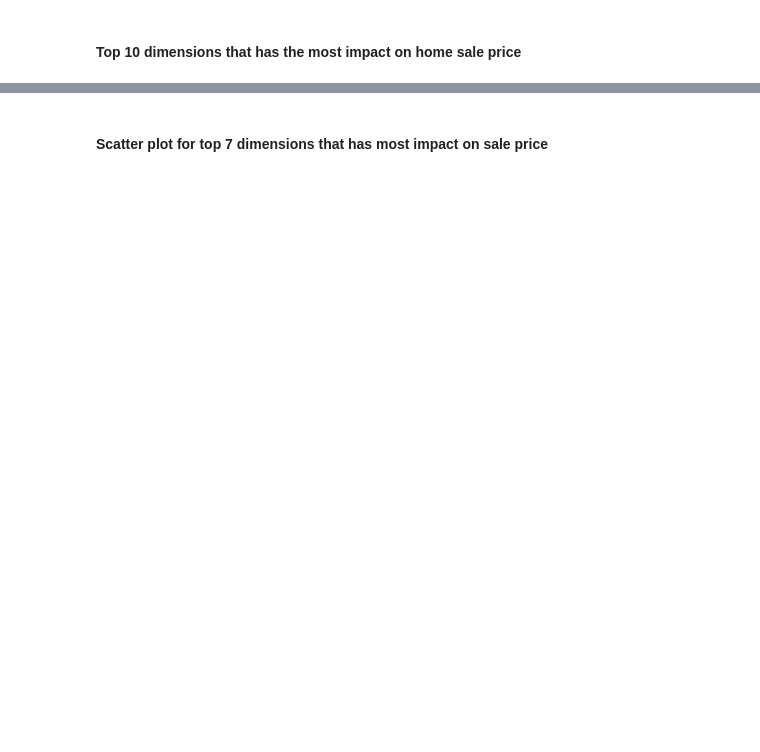
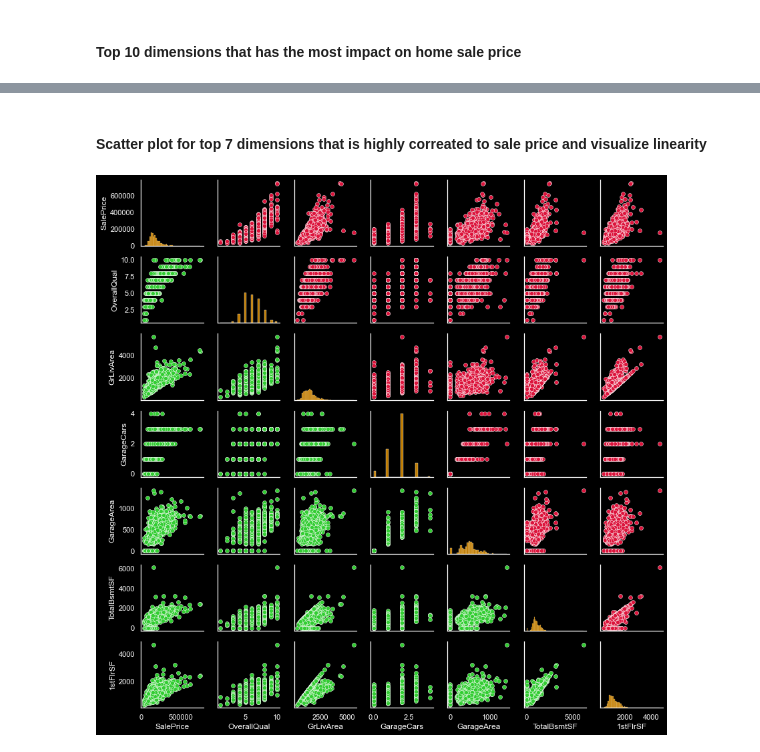
Before and after one commit to mhrentner9/Final-Project_Housing, a Jupyter notebook: kaggle_data_cleaning.ipynb, the cells around one changed output, grey strips where cells are left out. Cells and saved outputs as stored; diff of their text form; code cells hidden in the pictures; blank space fills up the shorter version.

```diff
--- a/kaggle_data_cleaning.ipynb
+++ b/kaggle_data_cleaning.ipynb
@@ -151,2 +151,12 @@ mplplot.show()
 # %% [markdown]
-#### Scatter plot for top 7 dimensions that has most impact on sale price
+#### Scatter plot for top 7 dimensions that is highly correated to sale price and visualize linearity
+# %%
+sb.set_theme('notebook', style='dark')
+mplplot.style.use("dark_background")
+grid_plot = sb.PairGrid(numerical_dimensions[strongly_correlated_dimensions.values], size=1.7)
+grid_plot.map_upper(sb.scatterplot, color='crimson')
+grid_plot.map_lower(sb.scatterplot, color='limegreen')
+grid_plot.map_diag(sb.histplot, color='orange')
+mplplot.show()
+# %% [output]
+[figure, added]
```
Also changed, not shown: parts of 2 cells of this notebook.
